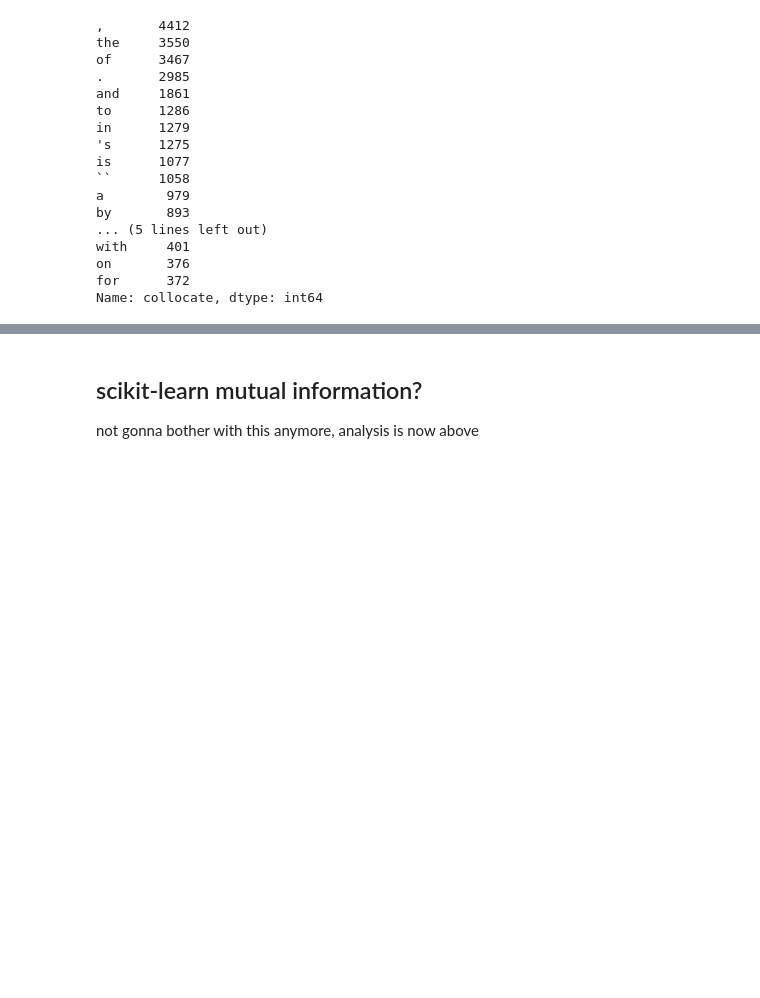
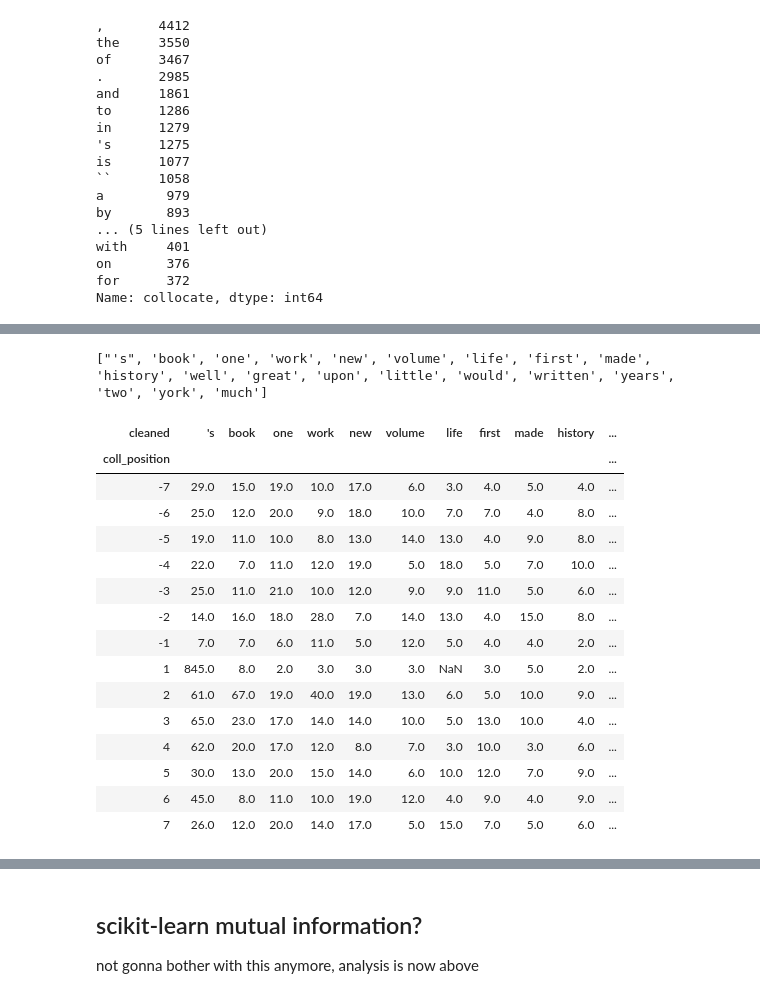
Before and after one commit to mjlavin80/aps_review_classification, a Jupyter notebook: jupyter_notebooks/author_collocations2.ipynb, the cells around one changed output, grey strips where cells are left out. Cells and saved outputs as stored; diff of their text form; code cells hidden in the pictures; blank space fills up the shorter version.

```diff
--- a/jupyter_notebooks/author_collocations2.ipynb
+++ b/jupyter_notebooks/author_collocations2.ipynb
@@ -390,0 +557,7 @@ Name: collocate, dtype: int64
+# %%
+cleaned_colls_df = split_colls_df
+cleaned_colls_df = cleaned_colls_df[cleaned_colls_df.cleaned != "sw"]
+cleaned_colls_df = cleaned_colls_df[cleaned_colls_df.cleaned != "punct"]
+cleaned_colls_df = cleaned_colls_df[cleaned_colls_df.cleaned != "name_obj"]
+# %%
+grouped = cleaned_colls_df.groupby('coll_position').cleaned.value_counts()
@@ -390,0 +610,24 @@ Name: collocate, dtype: int64
+# %%
+top20words = list(top20colls.index)
+top20words
+# %% [output]
+["'s", 'book', 'one', 'work', 'new', 'volume', 'life', 'first', 'made', 'history', 'well', 'great', 'upon', 'little', 'would', 'written', 'years', 'two', 'york', 'much']
+# %%
+grouped.unstack()[top20words]
+# %% [output]
+| cleaned | 's | book | one | work | new | volume | life | first | made | history | ... |
+| coll_position |  |  |  |  |  |  |  |  |  |  | ... |
+| -7 | 29.0 | 15.0 | 19.0 | 10.0 | 17.0 | 6.0 | 3.0 | 4.0 | 5.0 | 4.0 | ... |
+| -6 | 25.0 | 12.0 | 20.0 | 9.0 | 18.0 | 10.0 | 7.0 | 7.0 | 4.0 | 8.0 | ... |
+| -5 | 19.0 | 11.0 | 10.0 | 8.0 | 13.0 | 14.0 | 13.0 | 4.0 | 9.0 | 8.0 | ... |
+| -4 | 22.0 | 7.0 | 11.0 | 12.0 | 19.0 | 5.0 | 18.0 | 5.0 | 7.0 | 10.0 | ... |
+| -3 | 25.0 | 11.0 | 21.0 | 10.0 | 12.0 | 9.0 | 9.0 | 11.0 | 5.0 | 6.0 | ... |
+| -2 | 14.0 | 16.0 | 18.0 | 28.0 | 7.0 | 14.0 | 13.0 | 4.0 | 15.0 | 8.0 | ... |
+| -1 | 7.0 | 7.0 | 6.0 | 11.0 | 5.0 | 12.0 | 5.0 | 4.0 | 4.0 | 2.0 | ... |
+| 1 | 845.0 | 8.0 | 2.0 | 3.0 | 3.0 | 3.0 | NaN | 3.0 | 5.0 | 2.0 | ... |
+| 2 | 61.0 | 67.0 | 19.0 | 40.0 | 19.0 | 13.0 | 6.0 | 5.0 | 10.0 | 9.0 | ... |
+| 3 | 65.0 | 23.0 | 17.0 | 14.0 | 14.0 | 10.0 | 5.0 | 13.0 | 10.0 | 4.0 | ... |
+| 4 | 62.0 | 20.0 | 17.0 | 12.0 | 8.0 | 7.0 | 3.0 | 10.0 | 3.0 | 6.0 | ... |
+| 5 | 30.0 | 13.0 | 20.0 | 15.0 | 14.0 | 6.0 | 10.0 | 12.0 | 7.0 | 9.0 | ... |
+| 6 | 45.0 | 8.0 | 11.0 | 10.0 | 19.0 | 12.0 | 4.0 | 9.0 | 4.0 | 9.0 | ... |
+| 7 | 26.0 | 12.0 | 20.0 | 14.0 | 17.0 | 5.0 | 15.0 | 7.0 | 5.0 | 6.0 | ... |
```
Also changed, not shown: parts of 89 cells of this notebook.
